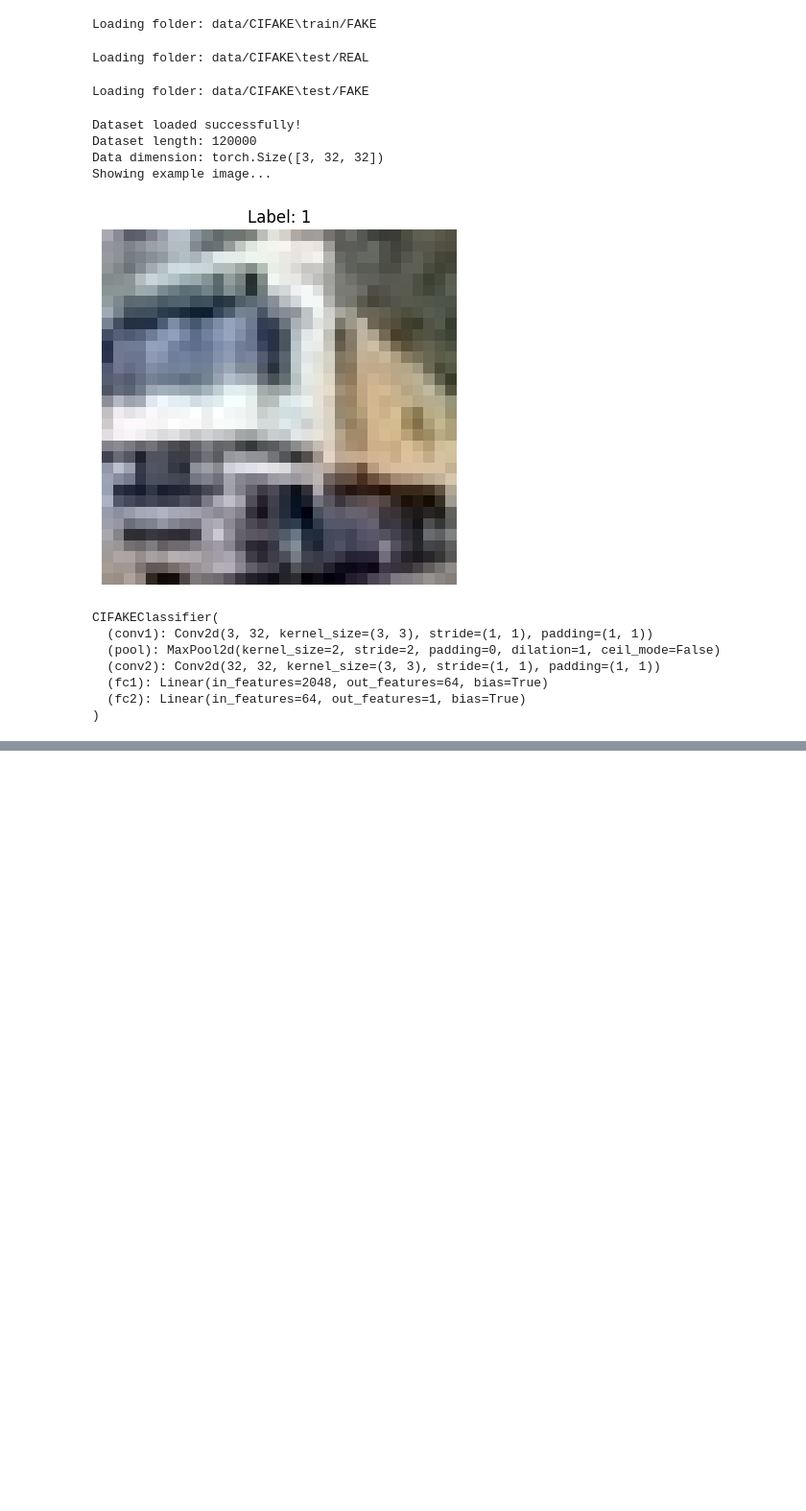
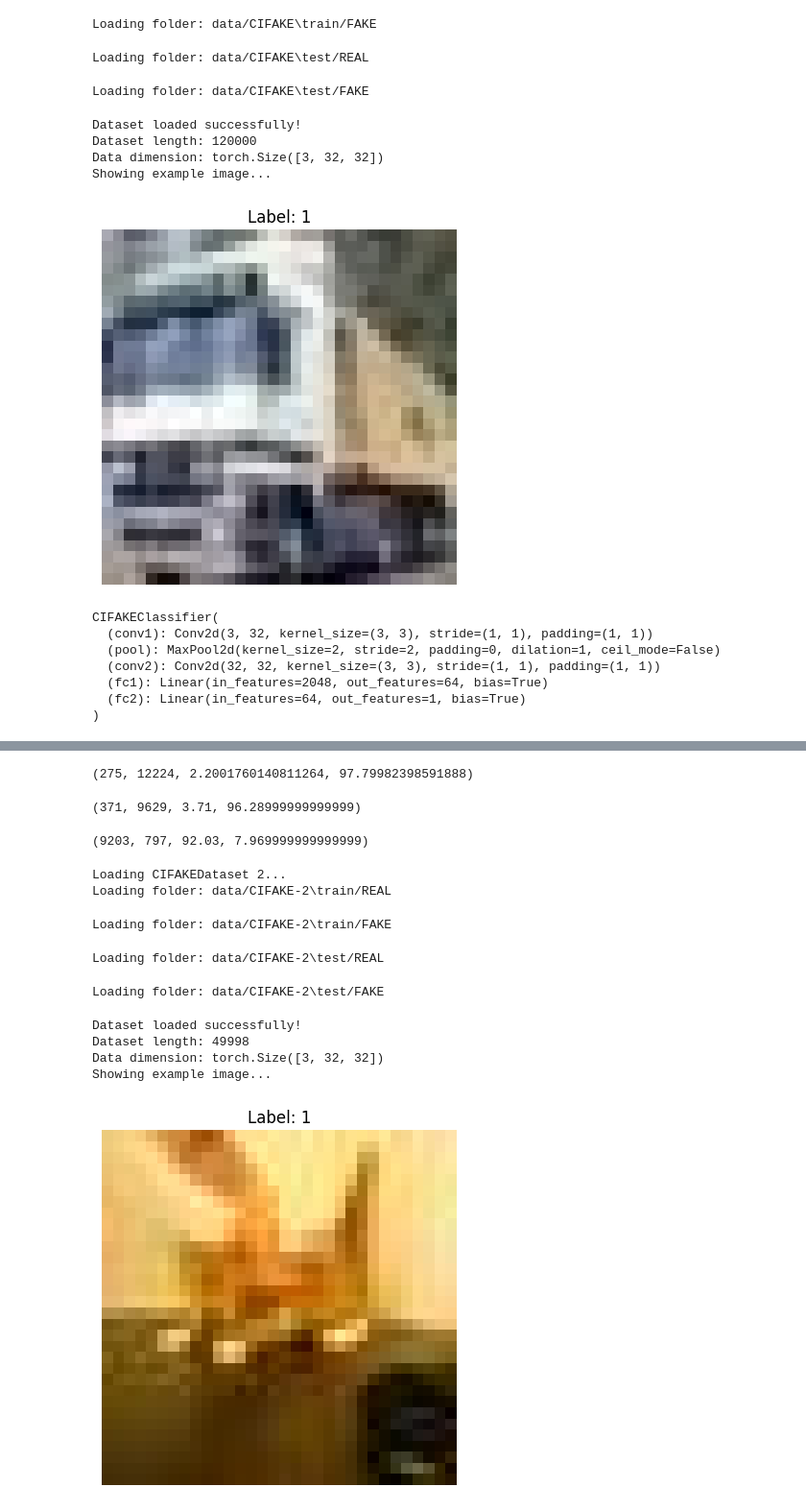
Before and after one commit to licaili193/cifake_classification, a Jupyter notebook: paper_model_test.ipynb, the cells around one changed output, grey strips where cells are left out. Shown: that part at 96% size. Cells and saved outputs as stored; diff of their text form; code cells hidden in the pictures; blank space fills up the shorter version.

```diff
--- a/paper_model_test.ipynb
+++ b/paper_model_test.ipynb
@@ -20,8 +20,11 @@ def list_files_by_type(folder_path, file_type):
 
 def process_image(args):
     file_path, label, transform = args  # Unpack the tuple
-    image = Image.open(file_path)
-    default_transform = transforms.ToTensor()
+    image = Image.open(file_path).convert("RGB")
+    default_transform = transforms.Compose([
+        transforms.ToTensor(),
+        transforms.Resize((32, 32)),
+    ])
     tensor = default_transform(image)
     if transform:
         tensor = transform(tensor)
@@ -236,0 +357,32 @@ Accuracy of the network on the test images: 94.13%
+# %%
+evaluate_folder(model, "data/Dog")
+# %% [output]
+(275, 12224, 2.2001760140811264, 97.79982398591888)
+# %%
+evaluate_folder(model, "data/CIFAKE/test/REAL")
+# %% [output]
+(371, 9629, 3.71, 96.28999999999999)
+# %%
+evaluate_folder(model, "data/CIFAKE/test/FAKE")
+# %% [output]
+(9203, 797, 92.03, 7.969999999999999)
+# %%
+folder_path_2 = "data/CIFAKE-2"
+print("Loading CIFAKEDataset 2...")
+data_set_2 = CIFAKEDataset(folder_path_2, num_processes=4)
+print("Dataset loaded successfully!")
+print("Dataset length:", len(data_set_2))
+print("Data dimension:", data_set_2.data_dim())
+print("Showing example image...")
+data_set_2.show_example(0)
+# %% [output]
+Loading CIFAKEDataset 2...
+Loading folder: data/CIFAKE-2\train/REAL
+Loading folder: data/CIFAKE-2\train/FAKE
+Loading folder: data/CIFAKE-2\test/REAL
+Loading folder: data/CIFAKE-2\test/FAKE
+Dataset loaded successfully!
+Dataset length: 49998
+Data dimension: torch.Size([3, 32, 32])
+Showing example image...
+[figure, added]
```
Also changed, not shown: parts of 19 cells of this notebook, 3 other files.
